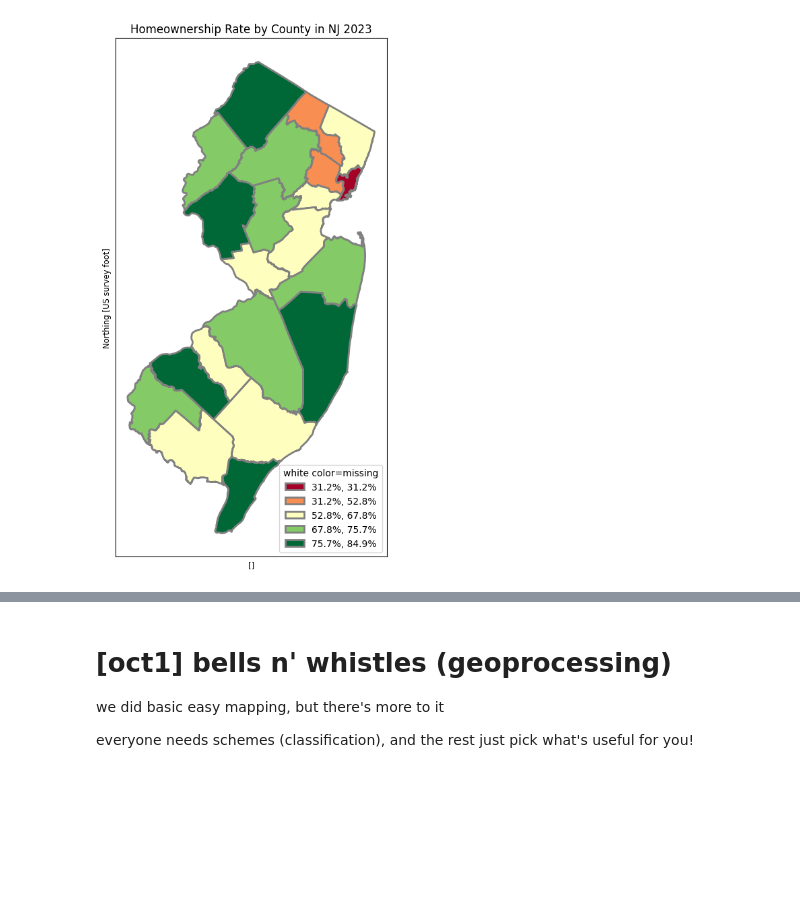
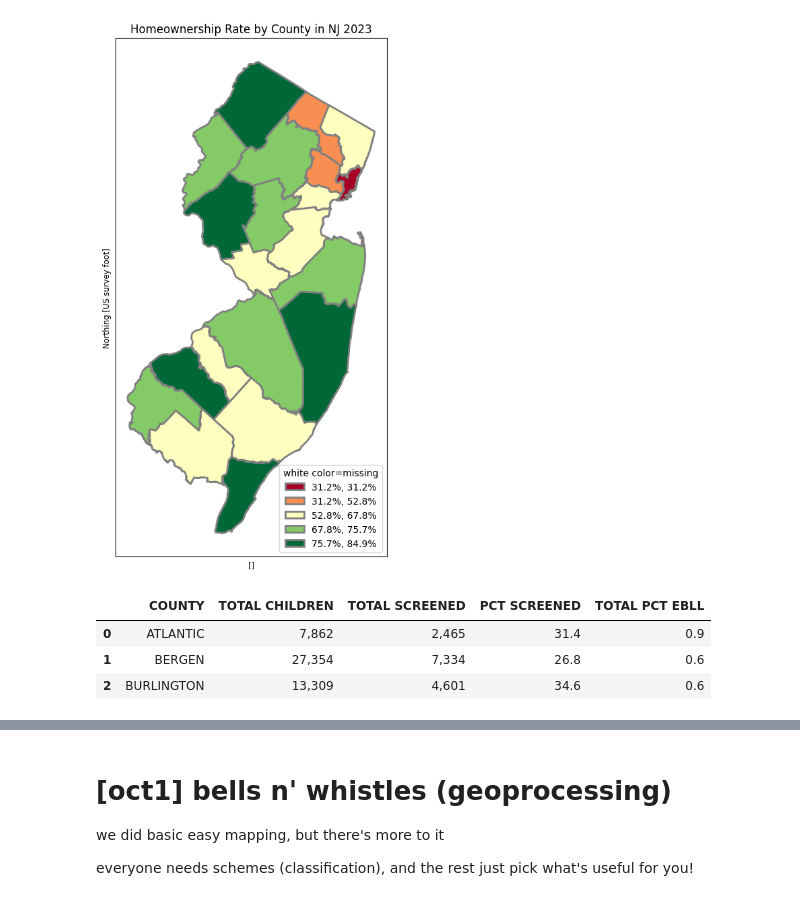
Before and after one commit to Kristina-RUC/datamana, a Jupyter notebook: map.ipynb, the cells around one changed output, grey strips where cells are left out. Saved outputs shown, nothing was run; the diff lists cells and outputs as text; code cells hidden in the pictures; blank space fills up the shorter version.

```diff
--- a/map.ipynb
+++ b/map.ipynb
@@ -1301,0 +1304,7 @@ Text(0.5, 80.7222222222222, '[]')
+# %%
+njbll.head (3)
+# %% [output]
+|  | COUNTY | TOTAL CHILDREN | TOTAL SCREENED | PCT SCREENED | TOTAL PCT EBLL |
+| 0 | ATLANTIC | 7,862 | 2,465 | 31.4 | 0.9 |
+| 1 | BERGEN | 27,354 | 7,334 | 26.8 | 0.6 |
+| 2 | BURLINGTON | 13,309 | 4,601 | 34.6 | 0.6 |
```
Also changed, not shown: parts of 8 cells of this notebook.
